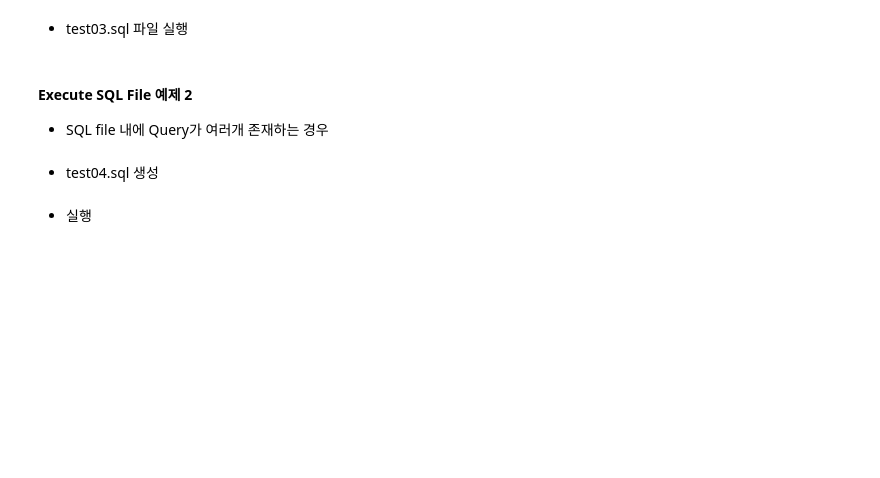
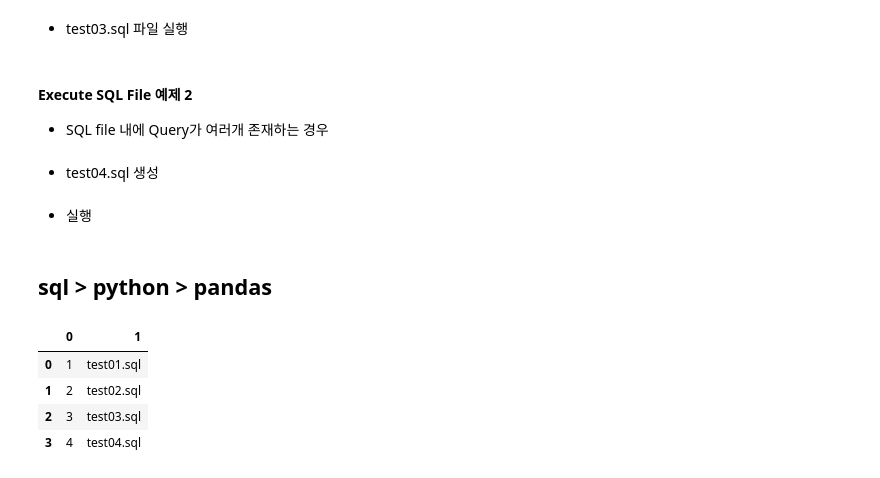
Before and after one commit to newrandom/MySQL_lecture, a Jupyter notebook: sql_ws/python to SQL.ipynb, the cells around one changed output. Cells and saved outputs as stored; diff of their text form; code cells hidden in the pictures; blank space fills up the shorter version.

Commit message:
SQL Lecture upload
- python to sql
- csv to sql
- sql to csv

```diff
--- a/sql_ws/python to SQL.ipynb
+++ b/sql_ws/python to SQL.ipynb
@@ -153,3 +153,29 @@ for result_iterator in cur.execute(sql, multi=True):
 
 remote.commit()
 remote.close()
+# %% [markdown]
+## sql > python > pandas
+# %%
+remote = mysql.connector.connect(
+    host = '192.168.35.159',
+    port = 3306,
+    user = 'newrandom',
+    password = input(),
+    database = 'zerobase'
+)
+
+cur = remote.cursor(buffered=True)
+cur.execute('select * from sql_file')
+result = cur.fetchall()
+
+remote.close()
+# %%
+import pandas as pd
+df = pd.DataFrame(result)
+df
+# %% [output]
+|  | 0 | 1 |
+| 0 | 1 | test01.sql |
+| 1 | 2 | test02.sql |
+| 2 | 3 | test03.sql |
+| 3 | 4 | test04.sql |
```
Also changed, not shown: parts of 6 cells of this notebook, 4 other files.
